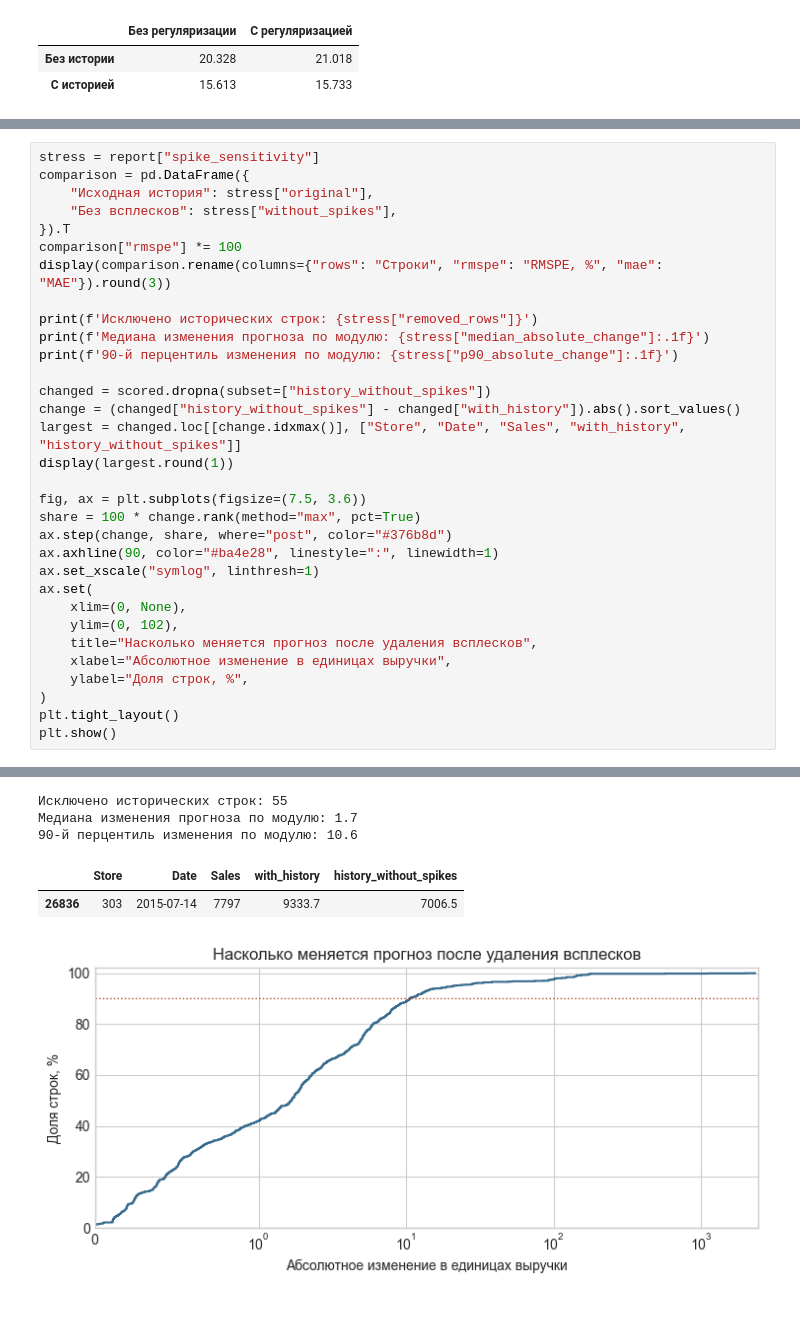
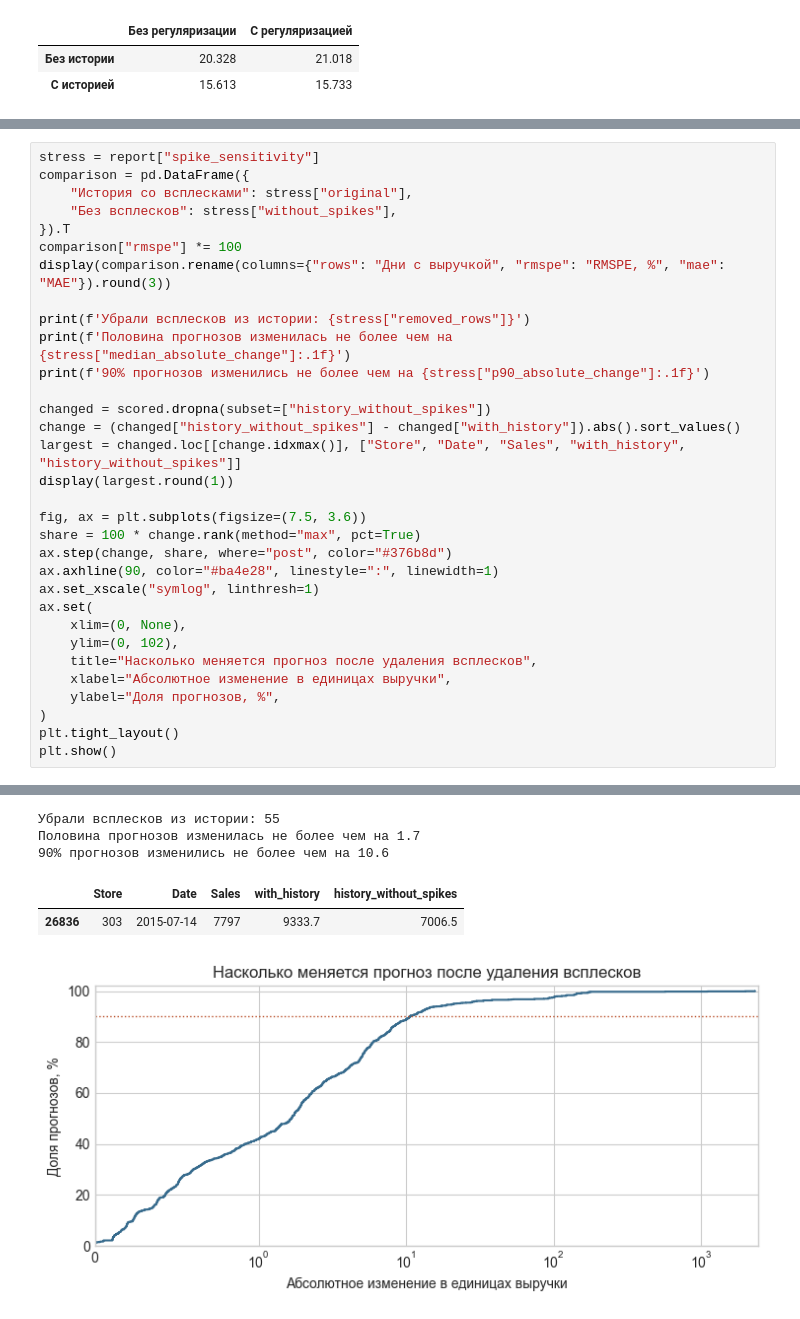
Before and after one commit to PikaChuChuMF/RnD-ML-Course-2026-2, a Jupyter notebook: notebooks/analysis.ipynb, the cells around one changed output, grey strips where cells are left out. Saved outputs shown, nothing was run; the diff lists cells and outputs as text.

```diff
--- a/notebooks/analysis.ipynb
+++ b/notebooks/analysis.ipynb
@@ -182,15 +182,15 @@ display(pd.DataFrame(checks).round(3))
 # %%
 stress = report["spike_sensitivity"]
 comparison = pd.DataFrame({
-    "Исходная история": stress["original"],
+    "История со всплесками": stress["original"],
     "Без всплесков": stress["without_spikes"],
 }).T
 comparison["rmspe"] *= 100
-display(comparison.rename(columns={"rows": "Строки", "rmspe": "RMSPE, %", "mae": "MAE"}).round(3))
+display(comparison.rename(columns={"rows": "Дни с выручкой", "rmspe": "RMSPE, %", "mae": "MAE"}).round(3))
 
-print(f'Исключено исторических строк: {stress["removed_rows"]}')
-print(f'Медиана изменения прогноза по модулю: {stress["median_absolute_change"]:.1f}')
-print(f'90-й перцентиль изменения по модулю: {stress["p90_absolute_change"]:.1f}')
+print(f'Убрали всплесков из истории: {stress["removed_rows"]}')
+print(f'Половина прогнозов изменилась не более чем на {stress["median_absolute_change"]:.1f}')
+print(f'90% прогнозов изменились не более чем на {stress["p90_absolute_change"]:.1f}')
 
 changed = scored.dropna(subset=["history_without_spikes"])
 change = (changed["history_without_spikes"] - changed["with_history"]).abs().sort_values()
@@ -207,7 +207,7 @@ ax.set(
     ylim=(0, 102),
     title="Насколько меняется прогноз после удаления всплесков",
     xlabel="Абсолютное изменение в единицах выручки",
-    ylabel="Доля строк, %",
+    ylabel="Доля прогнозов, %",
 )
 plt.tight_layout()
 plt.show()
@@ -217,8 +217,8 @@ plt.show()
 | Без всплесков | 1363.0 | 20.297 | 720.063 |
-Исключено исторических строк: 55
-Медиана изменения прогноза по модулю: 1.7
-90-й перцентиль изменения по модулю: 10.6
+Убрали всплесков из истории: 55
+Половина прогнозов изменилась не более чем на 1.7
+90% прогнозов изменились не более чем на 10.6
 |  | Store | Date | Sales | with_history | history_without_spikes |
 | 26836 | 303 | 2015-07-14 | 7797 | 9333.7 | 7006.5 |
-[figure, old version]
+[figure, new version]
 # %% [markdown]
```
Also changed, not shown: parts of 21 cells of this notebook, 1 other file.
